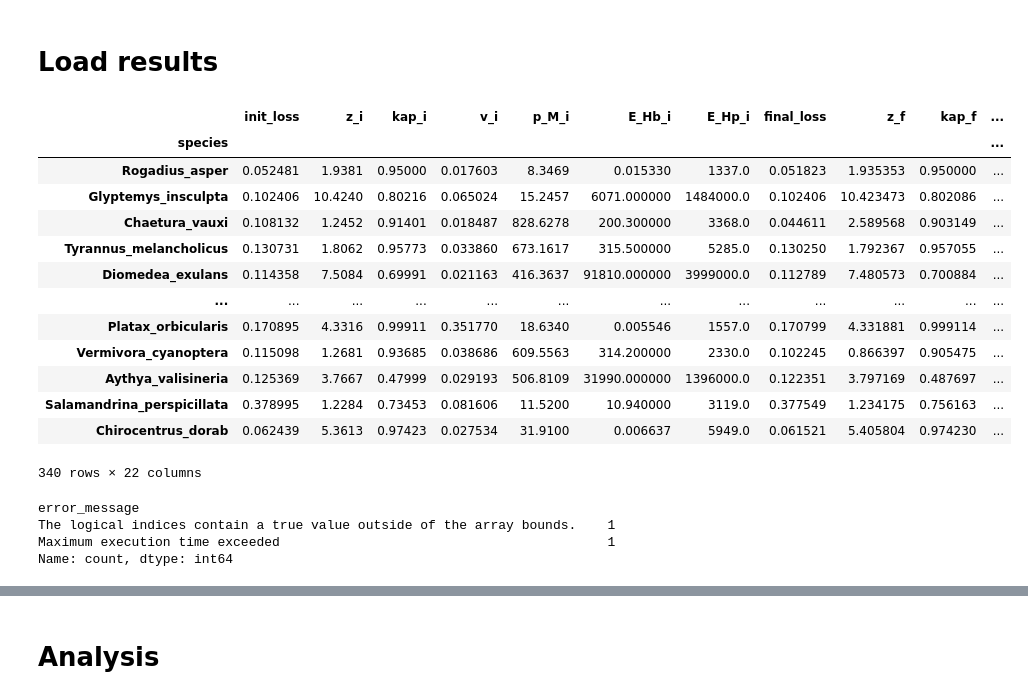
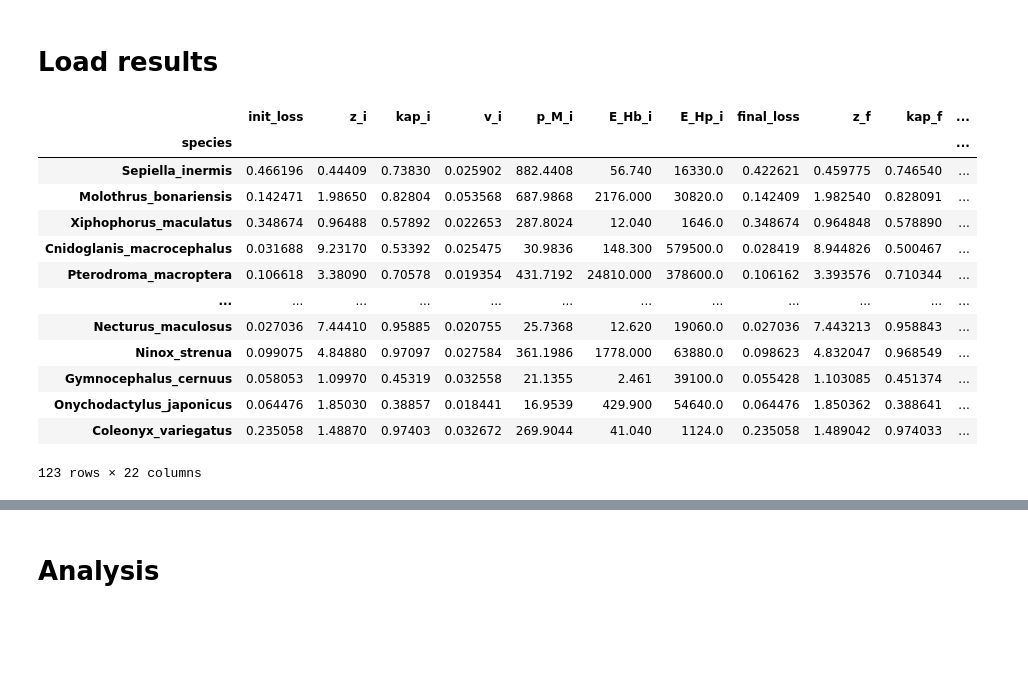
Before and after one commit to diogo-f-oliveira/DEB_ML_Init, a Jupyter notebook: notebooks/AmP Loss Function Minimum Analysis.ipynb, the cells around one changed output, grey strips where cells are left out. Drawn from its saved outputs; the diff is of its cells as text; code cells hidden in the pictures; blank space fills up the shorter version.

Commit message:
Update to Notebook analyzing AmP estimations

```diff
--- a/notebooks/AmP Loss Function Minimum Analysis.ipynb
+++ b/notebooks/AmP Loss Function Minimum Analysis.ipynb
@@ -18,42 +18,35 @@ pars_to_compare = ['z', '1-kap', 'v', 'p_M', 'E_Hb', 'E_Hp']
 # %%
 #df = pd.read_csv('../data/raw/estimation_from_AmP_pars.csv', index_col=0)
 #df = pd.read_csv('../data/estimation_runs/full_estimation_from_AmP_pars_subset_test_set.csv', index_col=0)
-df = pd.read_csv('../data/estimation_runs/run_test_set_until_minimum.csv', index_col=0)
+df = pd.read_csv('../data/estimation_runs/run_train_val_sets_until_minimum.csv', index_col=0)
 
 
 df.index.name = 'species'
 #df.drop(columns=['data_split'])
 # Drop species that were not run yet -> execution_time == 0
 df = df[df.execution_time > 0]
 # Create columns for '1-kap'
 df['1-kap_i'] = 1 - df['kap_i']
 df['1-kap_f'] = 1 - df['kap_f']
 # Convert boolean variables
 df['convergence'] = df['convergence'].astype(bool)
 df['error'] = df['error'].astype(bool)
 # Fix error being false when an error message is logged
 max_execution_time_error_message = "Maximum execution time exceeded"
 df.loc[(~df['error_message'].isna()) & (df['error_message'] != max_execution_time_error_message), 'error'] = True
 df
 # %% [output]
 |  | init_loss | z_i | kap_i | v_i | p_M_i | E_Hb_i | E_Hp_i | final_loss | z_f | kap_f | ... |
 | species |  |  |  |  |  |  |  |  |  |  | ... |
-| Rogadius_asper | 0.052481 | 1.9381 | 0.95000 | 0.017603 | 8.3469 | 0.015330 | 1337.0 | 0.051823 | 1.935353 | 0.950000 | ... |
-| Glyptemys_insculpta | 0.102406 | 10.4240 | 0.80216 | 0.065024 | 15.2457 | 6071.000000 | 1484000.0 | 0.102406 | 10.423473 | 0.802086 | ... |
-| Chaetura_vauxi | 0.108132 | 1.2452 | 0.91401 | 0.018487 | 828.6278 | 200.300000 | 3368.0 | 0.044611 | 2.589568 | 0.903149 | ... |
-| Tyrannus_melancholicus | 0.130731 | 1.8062 | 0.95773 | 0.033860 | 673.1617 | 315.500000 | 5285.0 | 0.130250 | 1.792367 | 0.957055 | ... |
-| Diomedea_exulans | 0.114358 | 7.5084 | 0.69991 | 0.021163 | 416.3637 | 91810.000000 | 3999000.0 | 0.112789 | 7.480573 | 0.700884 | ... |
+| Sepiella_inermis | 0.466196 | 0.44409 | 0.73830 | 0.025902 | 882.4408 | 56.740 | 16330.0 | 0.422621 | 0.459775 | 0.746540 | ... |
+| Molothrus_bonariensis | 0.142471 | 1.98650 | 0.82804 | 0.053568 | 687.9868 | 2176.000 | 30820.0 | 0.142409 | 1.982540 | 0.828091 | ... |
+| Xiphophorus_maculatus | 0.348674 | 0.96488 | 0.57892 | 0.022653 | 287.8024 | 12.040 | 1646.0 | 0.348674 | 0.964848 | 0.578890 | ... |
+| Cnidoglanis_macrocephalus | 0.031688 | 9.23170 | 0.53392 | 0.025475 | 30.9836 | 148.300 | 579500.0 | 0.028419 | 8.944826 | 0.500467 | ... |
+| Pterodroma_macroptera | 0.106618 | 3.38090 | 0.70578 | 0.019354 | 431.7192 | 24810.000 | 378600.0 | 0.106162 | 3.393576 | 0.710344 | ... |
 | ... | ... | ... | ... | ... | ... | ... | ... | ... | ... | ... | ... |
-| Platax_orbicularis | 0.170895 | 4.3316 | 0.99911 | 0.351770 | 18.6340 | 0.005546 | 1557.0 | 0.170799 | 4.331881 | 0.999114 | ... |
-| Vermivora_cyanoptera | 0.115098 | 1.2681 | 0.93685 | 0.038686 | 609.5563 | 314.200000 | 2330.0 | 0.102245 | 0.866397 | 0.905475 | ... |
-| Aythya_valisineria | 0.125369 | 3.7667 | 0.47999 | 0.029193 | 506.8109 | 31990.000000 | 1396000.0 | 0.122351 | 3.797169 | 0.487697 | ... |
-| Salamandrina_perspicillata | 0.378995 | 1.2284 | 0.73453 | 0.081606 | 11.5200 | 10.940000 | 3119.0 | 0.377549 | 1.234175 | 0.756163 | ... |
-| Chirocentrus_dorab | 0.062439 | 5.3613 | 0.97423 | 0.027534 | 31.9100 | 0.006637 | 5949.0 | 0.061521 | 5.405804 | 0.974230 | ... |
+| Necturus_maculosus | 0.027036 | 7.44410 | 0.95885 | 0.020755 | 25.7368 | 12.620 | 19060.0 | 0.027036 | 7.443213 | 0.958843 | ... |
+| Ninox_strenua | 0.099075 | 4.84880 | 0.97097 | 0.027584 | 361.1986 | 1778.000 | 63880.0 | 0.098623 | 4.832047 | 0.968549 | ... |
+| Gymnocephalus_cernuus | 0.058053 | 1.09970 | 0.45319 | 0.032558 | 21.1355 | 2.461 | 39100.0 | 0.055428 | 1.103085 | 0.451374 | ... |
+| Onychodactylus_japonicus | 0.064476 | 1.85030 | 0.38857 | 0.018441 | 16.9539 | 429.900 | 54640.0 | 0.064476 | 1.850362 | 0.388641 | ... |
+| Coleonyx_variegatus | 0.235058 | 1.48870 | 0.97403 | 0.032672 | 269.9044 | 41.040 | 1124.0 | 0.235058 | 1.489042 | 0.974033 | ... |
-340 rows × 22 columns
+123 rows × 22 columns
-# %%
-df['error_message'].value_counts()
-# %% [output]
-error_message
-The logical indices contain a true value outside of the array bounds.    1
-Maximum execution time exceeded                                          1
-Name: count, dtype: int64
```
Also changed, not shown: parts of 4 cells of this notebook, 2 other files.
